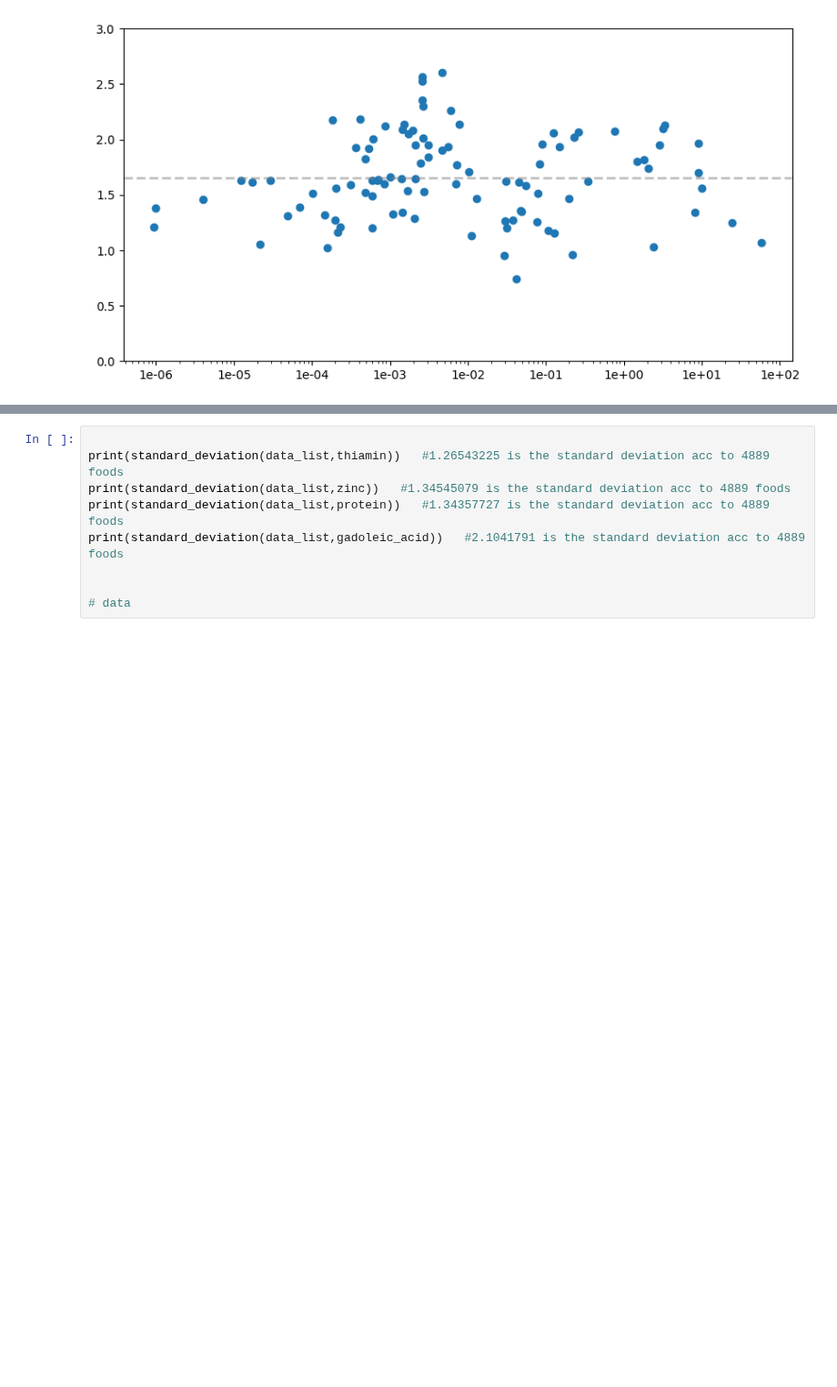
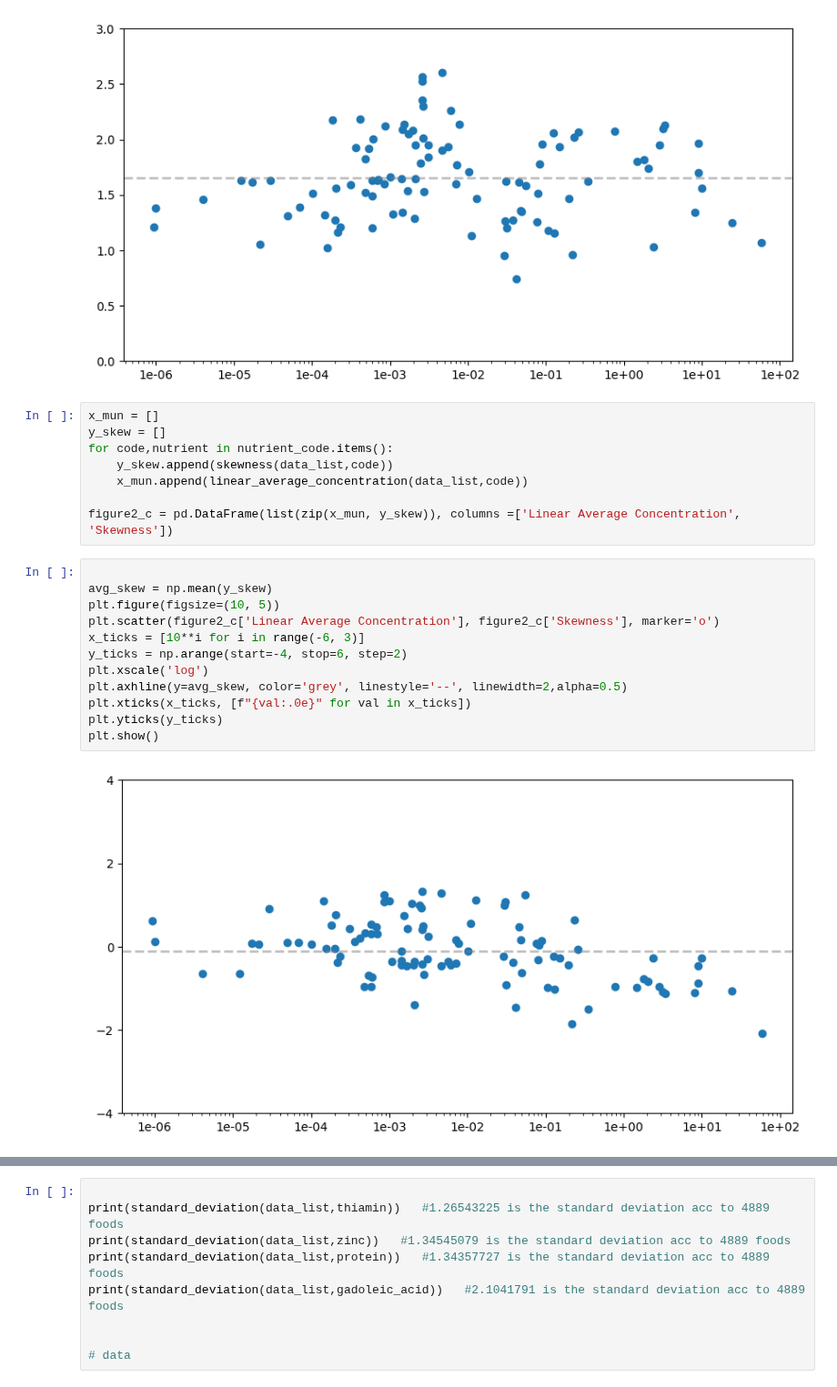
Before and after one commit to oberoir080/NutrientEDA, a Jupyter notebook: FNDDS Analysis/CSV_Generator_py/Figures.ipynb, the cells around one changed output, grey strips where cells are left out. Shown at 91% size. Cells and saved outputs as stored; diff of their text form; blank space fills up the shorter version.

Commit message:
2 graphs

```diff
--- a/FNDDS Analysis/CSV_Generator_py/Figures.ipynb
+++ b/FNDDS Analysis/CSV_Generator_py/Figures.ipynb
@@ -434,3 +434,25 @@ plt.yticks(y_ticks)
 plt.show()
 # %% [output]
 [figure]
+# %%
+x_mun = []
+y_skew = []
+for code,nutrient in nutrient_code.items():
+    y_skew.append(skewness(data_list,code))
+    x_mun.append(linear_average_concentration(data_list,code))
+
+figure2_c = pd.DataFrame(list(zip(x_mun, y_skew)), columns =['Linear Average Concentration', 'Skewness'])
+# %%
+
+avg_skew = np.mean(y_skew)
+plt.figure(figsize=(10, 5))
+plt.scatter(figure2_c['Linear Average Concentration'], figure2_c['Skewness'], marker='o')
+x_ticks = [10**i for i in range(-6, 3)]
+y_ticks = np.arange(start=-4, stop=6, step=2)
+plt.xscale('log')
+plt.axhline(y=avg_skew, color='grey', linestyle='--', linewidth=2,alpha=0.5)
+plt.xticks(x_ticks, [f"{val:.0e}" for val in x_ticks])
+plt.yticks(y_ticks)
+plt.show()
+# %% [output]
+[figure, added]
```
Also changed, not shown: parts of 2 cells of this notebook, 1 other file.
